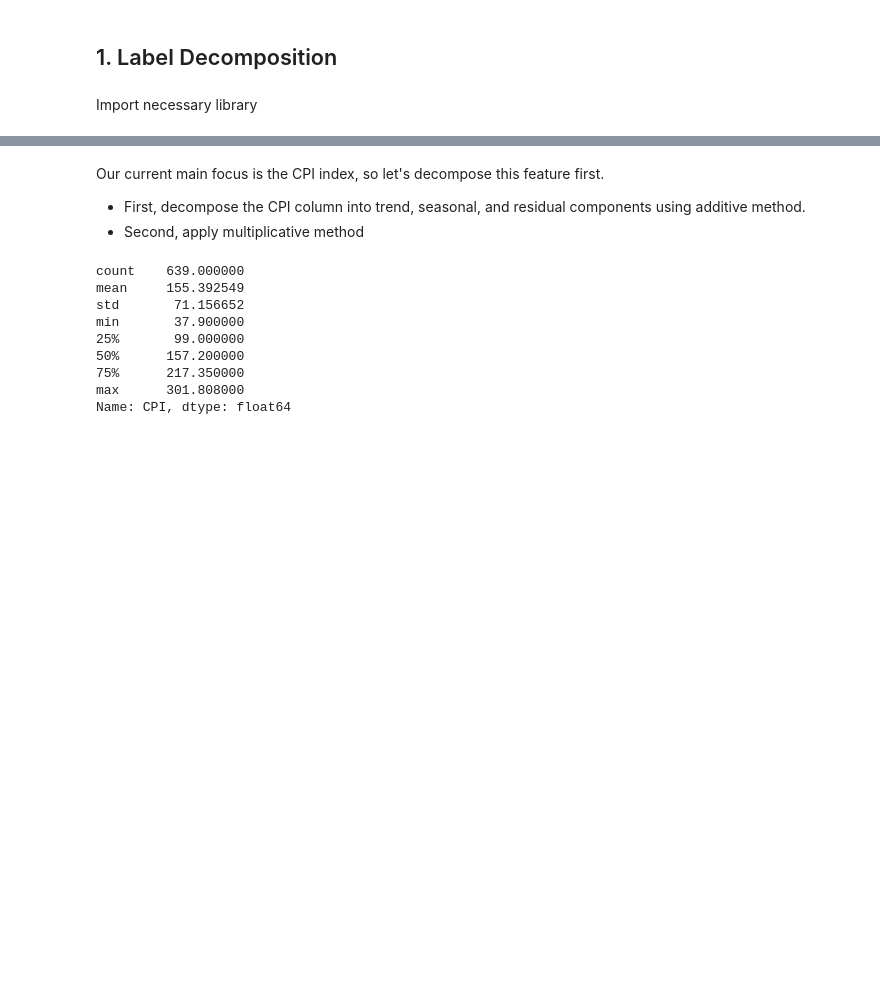
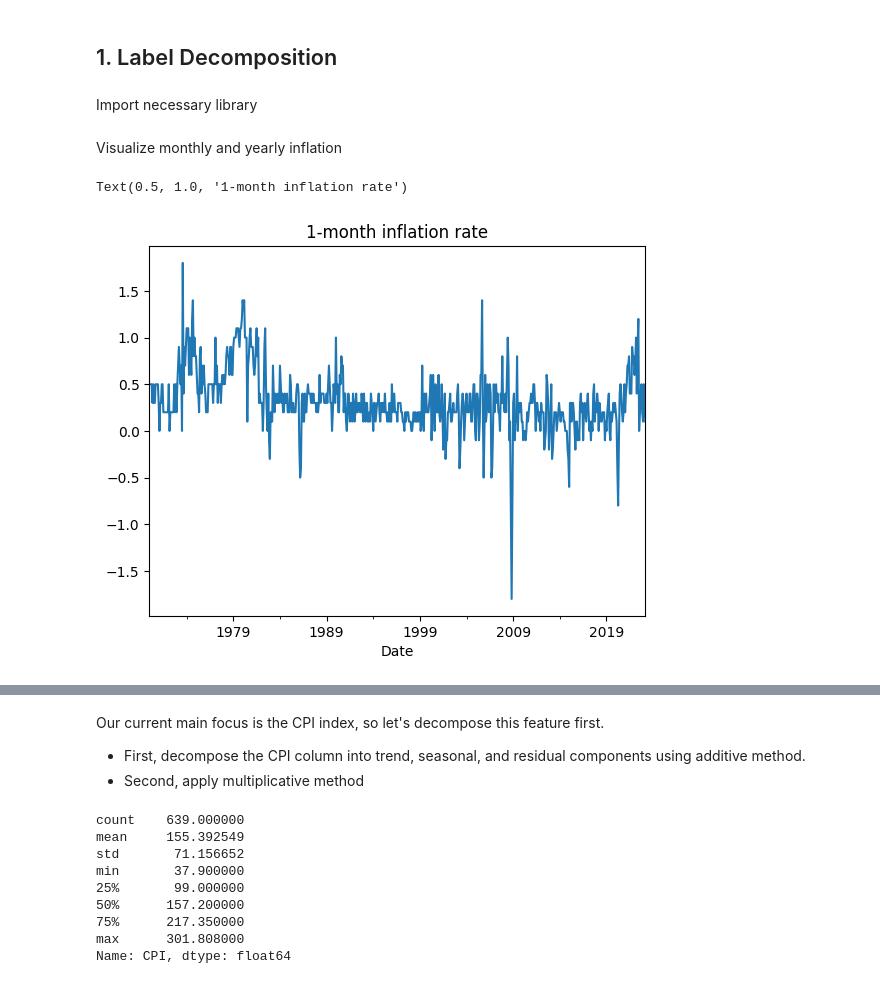
Before and after one commit to namtran6701/Inflation_Prediction, a Jupyter notebook: project_3.ipynb, the cells around one changed output, grey strips where cells are left out. Saved outputs shown, nothing was run; the diff lists cells and outputs as text; code cells hidden in the pictures; blank space fills up the shorter version.

```diff
--- a/project_3.ipynb
+++ b/project_3.ipynb
@@ -16,3 +20,11 @@ df = pd.read_csv('cpi.csv', parse_dates= [['Year', 'Month']], index_col= 'Year_M
 
 # Change the index name to 'Date'
 df.index.name = 'Date'
+# %% [markdown]
+Visualize monthly and yearly inflation
+# %%
+df['1-Month % Change'].plot()
+plt.title('1-month inflation rate')
+# %% [output]
+Text(0.5, 1.0, '1-month inflation rate')
+[figure, added]
```
Also changed, not shown: parts of 12 cells of this notebook.
